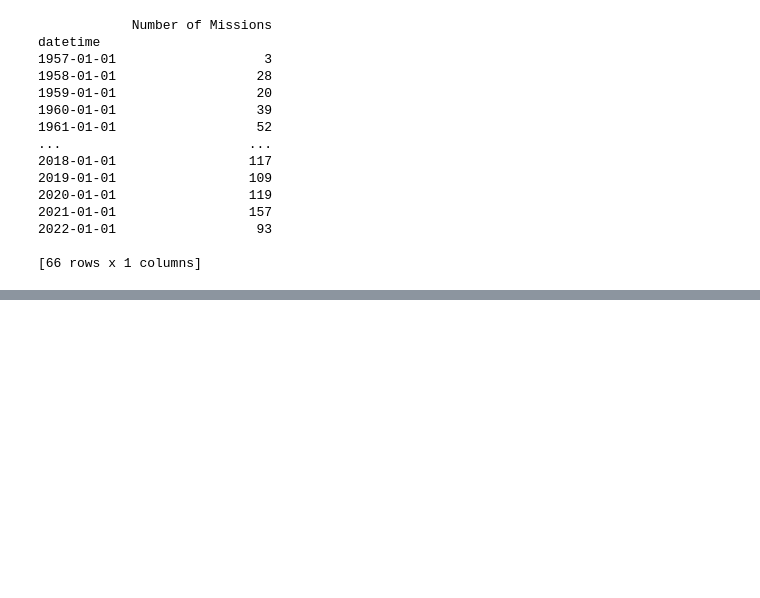
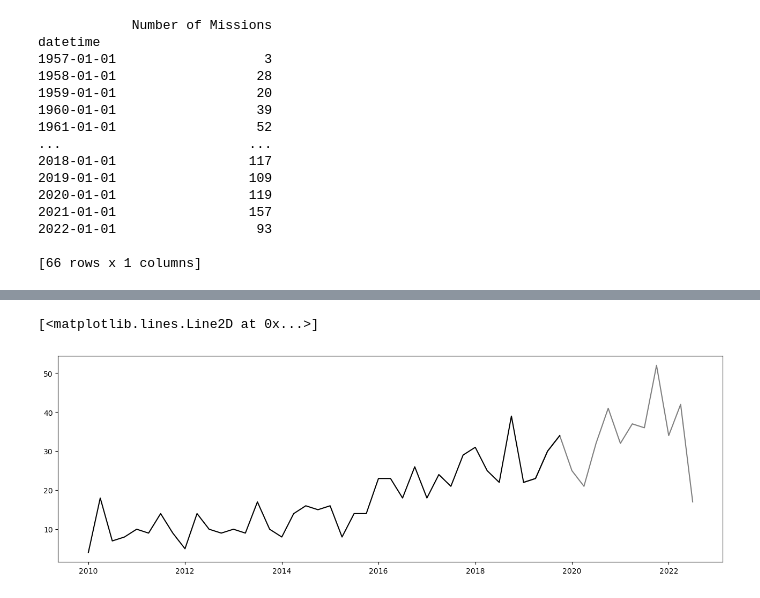
Before and after one commit to elmunoz42/mars-image-dataset-analysis, a Jupyter notebook: space_missions/space-missions-timeseries.ipynb, the cells around one changed output, grey strips where cells are left out. Drawn from its saved outputs; the diff is of its cells as text; code cells hidden in the pictures; blank space fills up the shorter version.

```diff
--- a/space_missions/space-missions-timeseries.ipynb
+++ b/space_missions/space-missions-timeseries.ipynb
@@ -48,0 +84,28 @@ missions_per_year.head()
+# %%
+# Convert the 'Date' column to datetime format
+df['Date'] = pd.to_datetime(df['Date'])
+
+# Extract the year and quarter from the 'Date' column
+df['Year'] = df['Date'].dt.year
+df['Quarter'] = df['Date'].dt.quarter
+
+# Group by year and quarter and count the number of launches
+launch_counts = df.groupby(['Year', 'Quarter']).size().reset_index(name='LaunchCount')
+
+# Create a new DataFrame with the results
+launch_counts_df = pd.DataFrame(launch_counts)
+
+# Create a string representing the start of each quarter
+launch_counts_df['QuarterStart'] = launch_counts_df['Year'].astype(str) + 'Q' + launch_counts_df['Quarter'].astype(str)
+
+# Convert this string to a datetime object with a specified format
+launch_counts_df['Datetime'] = pd.to_datetime(launch_counts_df['QuarterStart'].apply(lambda x: f"{x[:4]}-{int(x[5])*3-2:02d}-01"))
+
+# Set the datetime column as the index
+launch_counts_df.set_index('Datetime', inplace=True)
+
+# Drop the Year, Quarter, and QuarterStart columns as they are now redundant
+launch_counts_df.drop(columns=['Year', 'Quarter', 'QuarterStart'], inplace=True)
+
+# Display the new DataFrame
+print(launch_counts_df.head())
@@ -48,0 +145,10 @@ missions_per_year.head()
+# %%
+y_hist = launch_counts_df.loc['2010':'2019','LaunchCount']
+y_future = launch_counts_df.loc['2019':'2022','LaunchCount']
+# %%
+plt.figure(figsize=(16,5))
+plt.plot(y_hist,'k')
+plt.plot(y_future,'k',alpha=0.5)
+# %% [output]
+[<matplotlib.lines.Line2D at 0x...>]
+[figure, added]
```
Also changed, not shown: parts of 28 cells of this notebook, 3 other files.
